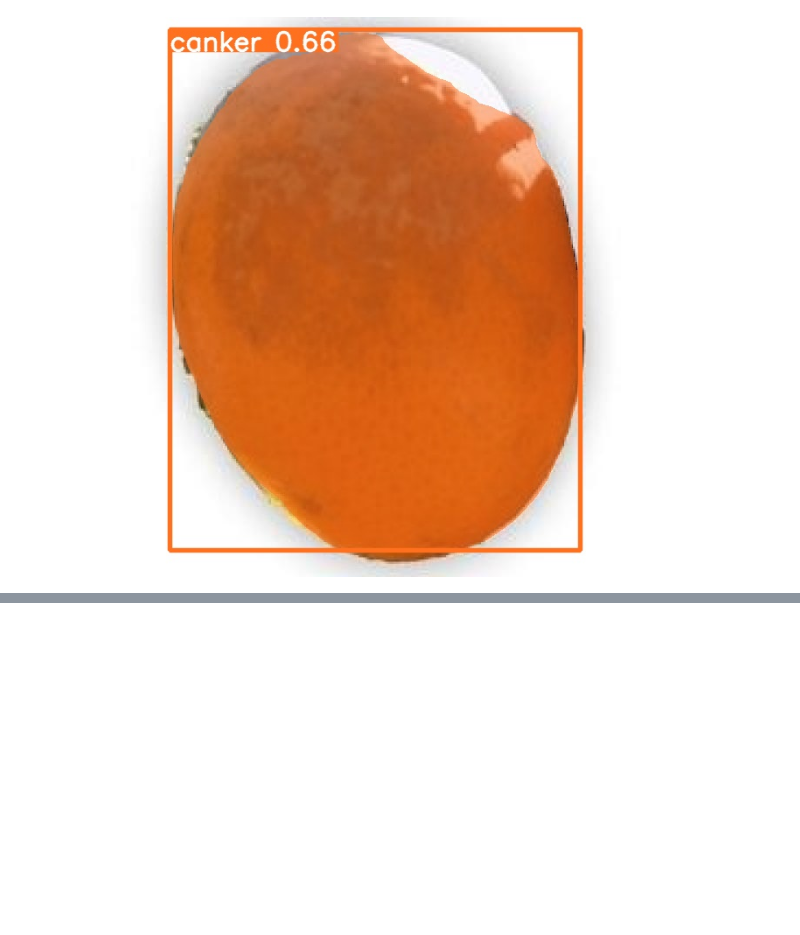
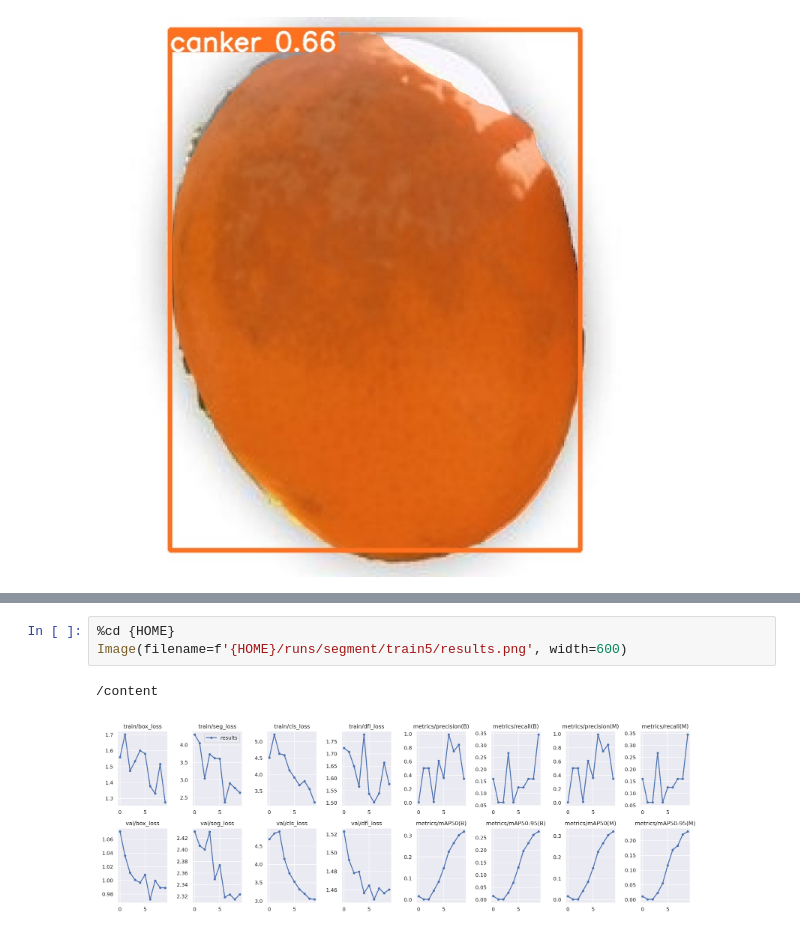
Before and after one commit to AmirAzz/Test, a Jupyter notebook: Agri_start.ipynb, the cells around one changed output, grey strips where cells are left out. Cells and saved outputs as stored; diff of their text form; blank space fills up the shorter version.

```diff
--- a/Agri_start.ipynb
+++ b/Agri_start.ipynb
@@ -152,0 +193,6 @@ for image_path in glob.glob(f'{HOME}/runs/segment/predict/*.jpg')[:10]:
+# %%
+%cd {HOME}
+Image(filename=f'{HOME}/runs/segment/train5/results.png', width=600)
+# %% [output]
+/content
+[figure, added]
```
Also changed, not shown: parts of 6 cells of this notebook.
